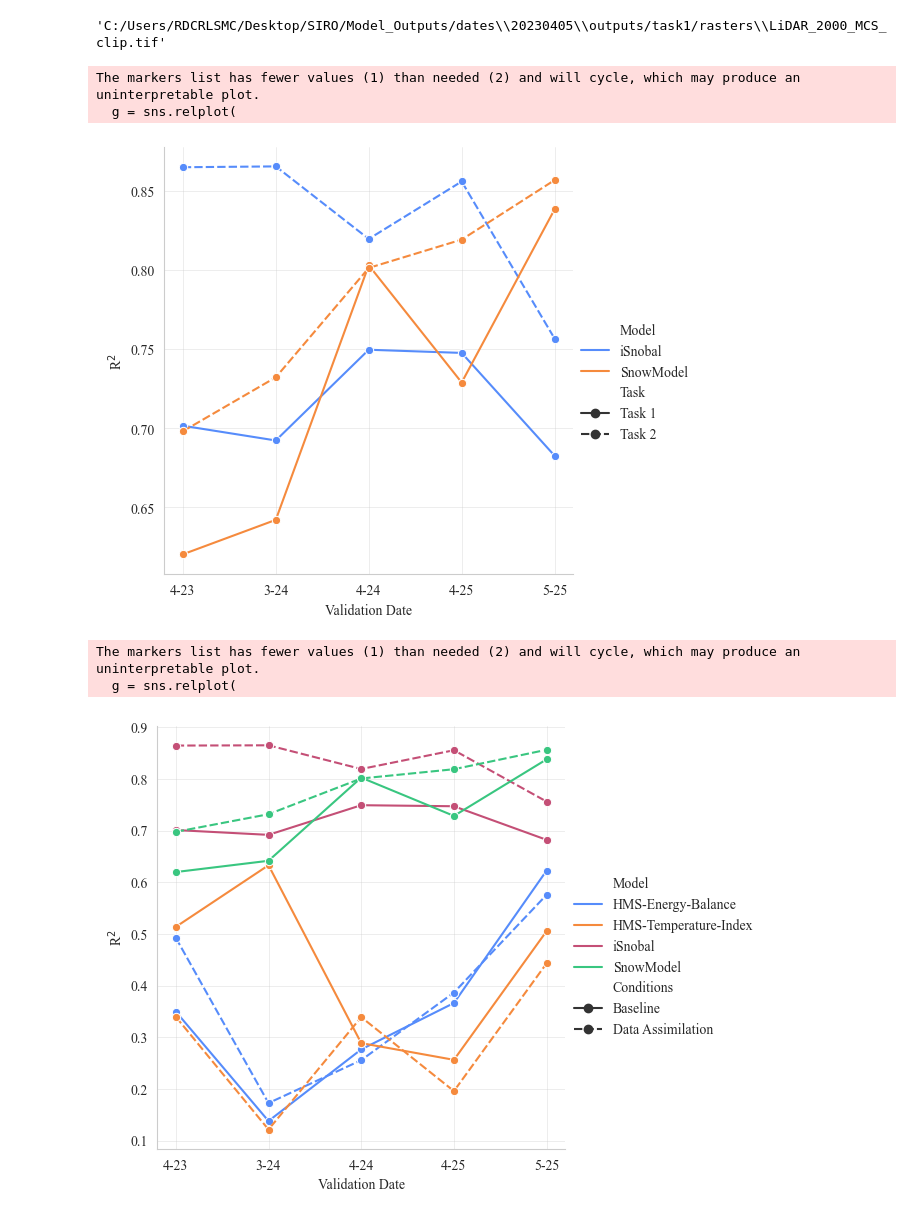
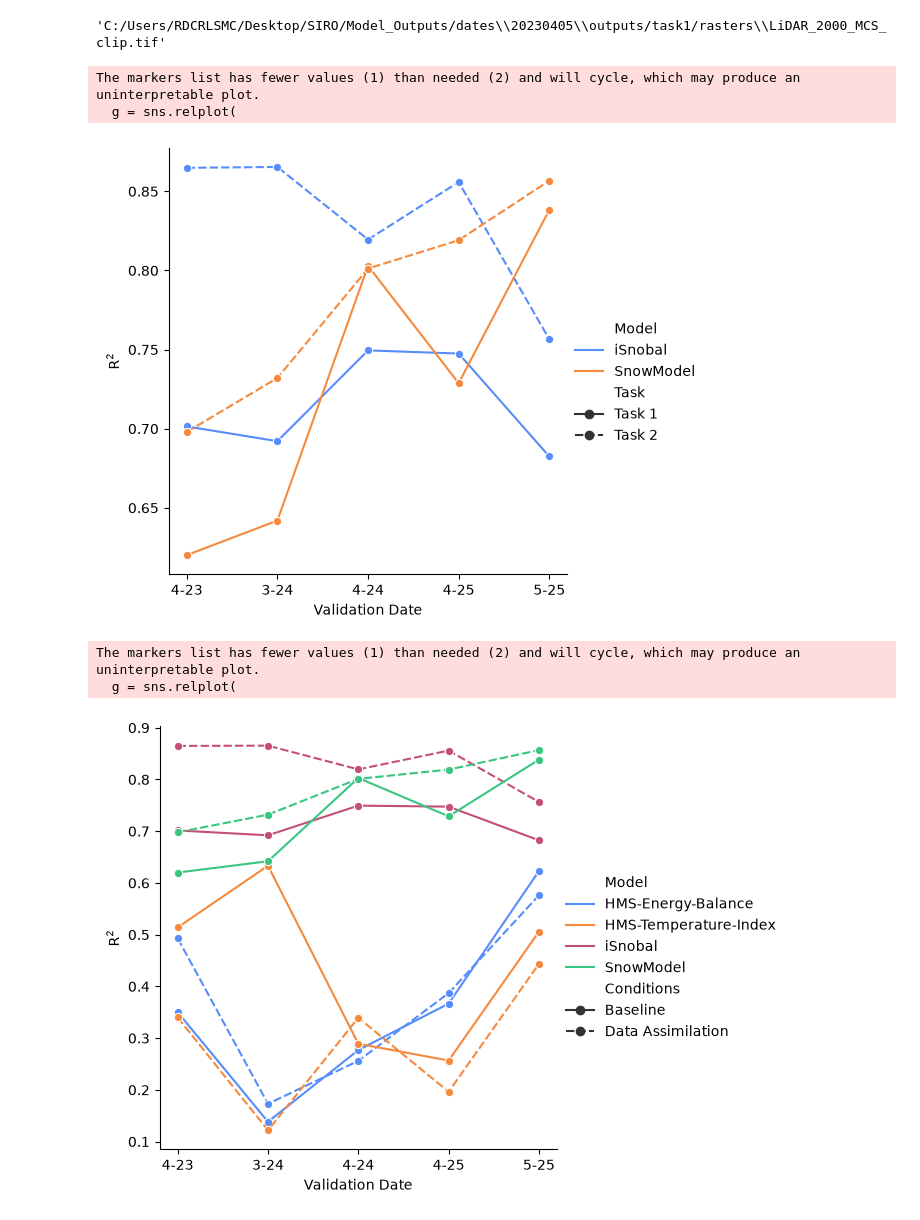
Before and after one commit to naniciafone/SIRO, a Jupyter notebook: notebooks/regressions.ipynb, the cells around one changed output. Saved outputs shown, nothing was run; the diff lists cells and outputs as text; code cells hidden in the pictures.

```diff
--- a/notebooks/regressions.ipynb
+++ b/notebooks/regressions.ipynb
@@ -146,9 +146,6 @@ df.to_csv('regression_results.csv', index=False)
 df_filtered_isno = df[(df['Model'] == 'iSnobal') | (df['Model'] == 'SnowModel')]
 df_filtered_hms = df[(df['Model'] == 'HMS-Energy-Balance') | (df['Model'] == 'HMS-Temperature-Index')]
 # %%
-plt.rcParams['font.family'] = 'serif'
-plt.rcParams['font.serif'] = ['Times New Roman'] + plt.rcParams['font.serif']
-
 g = sns.relplot(
     data=df_filtered_isno,
     x='Date',
@@ -191,54 +188,36 @@ plt.show()
 # %% [output]
 The markers list has fewer values (1) than needed (2) and will cycle, which may produce an uninterpretable plot.
   g = sns.relplot(
-[figure, old version]
+[figure, new version]
 # %%
-plt.rcParams['font.family'] = 'serif'
-plt.rcParams['font.serif'] = ['Times New Roman'] + plt.rcParams['font.serif']
 
 g = sns.relplot(
     data=df,
     x='Date',
     y='r-squared',
     hue='Model',
     style='Conditions',
     kind='line',
     markers = 'o')
 g.set_xticklabels(['4-23', '3-24', '4-24', '4-25', '5-25'])
 g.set_axis_labels("Validation Date",
                   "R$^2$",
                   #fontsize=22
                   )
 g.tick_params(axis='both', which='major',
 #              labelsize=20
               )
 g._legend.set_title("")
-#
-# g.fig.suptitle(
-#     "Modeled Snow Depth versus LiDAR",
-#     #ontsize=22,
-#     y=1.05,
-#     ha='center',
-#     x=0.45
-# )
-
-# sns.move_legend(
-#     g, "upper left",
-#     bbox_to_anchor=(.8, .75),
-#     title="",
-#     #fontsize=20,
-#     title_fontsize=1
-# )
 plt.savefig(
     "C:/Users/RDCRLSMC/Desktop/SIRO/docs/figs/iSno_rsquared.png",
     dpi=300,
     bbox_inches='tight'
 )
 plt.show()
 # %% [output]
 The markers list has fewer values (1) than needed (2) and will cycle, which may produce an uninterpretable plot.
   g = sns.relplot(
-[figure, old version]
+[figure, new version]
 # %%
 # plt.rcParams['font.family'] = 'serif'
 # plt.rcParams['font.serif'] = ['Times New Roman'] + plt.rcParams['font.serif']
```
Also changed, not shown: parts of 7 cells of this notebook, 12 other files.
